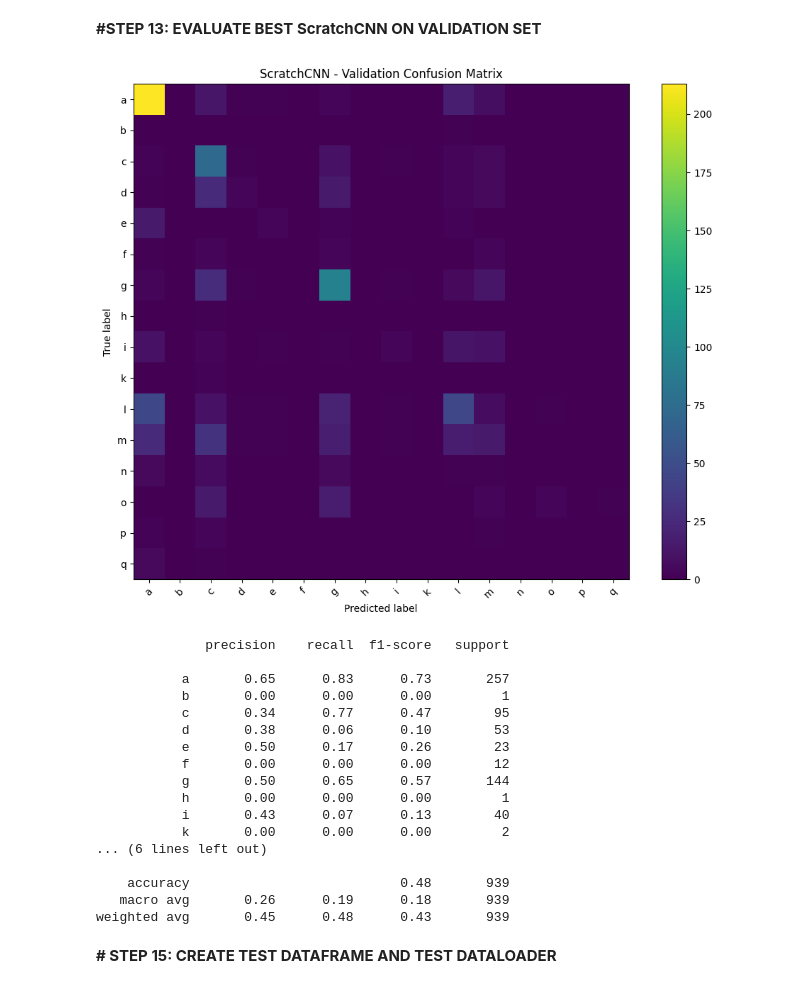
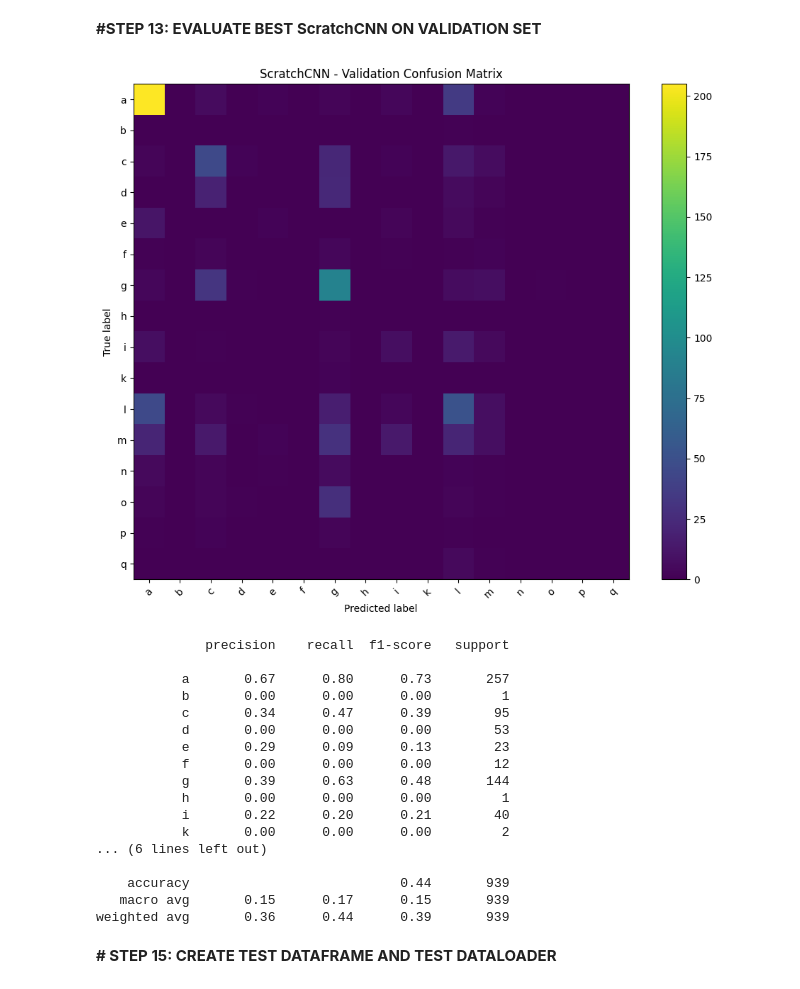
Before and after one commit to subudear/deep-learning, a Jupyter notebook: assignment1/scratch_strong_data_augmentation_model.ipynb, the cells around one changed output. Drawn from its saved outputs; the diff is of its cells as text; code cells hidden in the pictures.

```diff
--- a/assignment1/scratch_strong_data_augmentation_model.ipynb
+++ b/assignment1/scratch_strong_data_augmentation_model.ipynb
@@ -221,7 +221,8 @@ label_to_idx: {'a': 0, 'b': 1, 'c': 2, 'd': 3, 'e': 4, 'f': 5, 'g': 6, 'h': 7, '
 scratch_train_transform = transforms.Compose([
     transforms.Resize((224, 224)),
     transforms.RandomHorizontalFlip(p=0.5),
-    transforms.RandomRotation(10),
+    transforms.RandomRotation(12),                 # slightly stronger than baseline
+    transforms.ColorJitter(brightness=0.1, contrast=0.1),   # new augmentation
     transforms.ToTensor(),
     transforms.Normalize(
         mean=[0.485, 0.456, 0.406],
@@ -415,7 +416,7 @@ Parameter Group 0
 **# STEP 12: train ScratchCNN using scratch_train_loader and scratch_val_loader**
 # %%
 # Path where the best ScratchCNN model will be saved
-scratch_best_path = "/content/drive/MyDrive/scratchcnn_best.pth"
+scratch_best_path = "/content/drive/MyDrive/scratchcnn_C_strongaug_best.pth"
 
 # Keep track of the best validation accuracy seen so far
 best_scratch_val_acc = 0.0
@@ -567,7 +568,7 @@ scratch_model = ScratchCNN(num_classes=len(label_to_idx))
 scratch_model = scratch_model.to(device)
 
 # Load the best saved ScratchCNN model
-checkpoint_path = "/content/drive/MyDrive/scratchcnn_best.pth"
+checkpoint_path = "/content/drive/MyDrive/scratchcnn_C_strongaug_best.pth"
 checkpoint = torch.load(checkpoint_path, map_location=device)
 scratch_model.load_state_dict(checkpoint["model_state_dict"])
 
@@ -587,51 +588,51 @@ with torch.no_grad():
 
         all_true.extend(labels.cpu().numpy())
         all_pred.extend(preds.cpu().numpy())
 
 # Build confusion matrix
 cm = confusion_matrix(all_true, all_pred)
 
 plt.figure(figsize=(10, 8))
 plt.imshow(cm, interpolation="nearest")
 plt.title("ScratchCNN - Validation Confusion Matrix")
 plt.colorbar()
 
 class_names = [idx_to_label[i] for i in range(len(idx_to_label))]
 tick_marks = np.arange(len(class_names))
 plt.xticks(tick_marks, class_names, rotation=45)
 plt.yticks(tick_marks, class_names)
 
 plt.xlabel("Predicted label")
 plt.ylabel("True label")
 plt.tight_layout()
 plt.show()
 
 # Print classification report
 print(classification_report(
     all_true,
     all_pred,
     target_names=class_names,
     zero_division=0
 ))
 # %% [output]
-[figure, old version]
+[figure, new version]
               precision    recall  f1-score   support
 
-           a       0.65      0.83      0.73       257
+           a       0.67      0.80      0.73       257
            b       0.00      0.00      0.00         1
-           c       0.34      0.77      0.47        95
-           d       0.38      0.06      0.10        53
-           e       0.50      0.17      0.26        23
+           c       0.34      0.47      0.39        95
+           d       0.00      0.00      0.00        53
+           e       0.29      0.09      0.13        23
            f       0.00      0.00      0.00        12
-           g       0.50      0.65      0.57       144
+           g       0.39      0.63      0.48       144
            h       0.00      0.00      0.00         1
-           i       0.43      0.07      0.13        40
+           i       0.22      0.20      0.21        40
            k       0.00      0.00      0.00         2
 ... (6 lines left out)
 
-    accuracy                           0.48       939
-   macro avg       0.26      0.19      0.18       939
-weighted avg       0.45      0.48      0.43       939
+    accuracy                           0.44       939
+   macro avg       0.15      0.17      0.15       939
+weighted avg       0.36      0.44      0.39       939
 # %% [markdown]
 **# STEP 15: CREATE TEST DATAFRAME AND TEST DATALOADER**
 # %%
```
Also changed, not shown: parts of 2 cells of this notebook.
